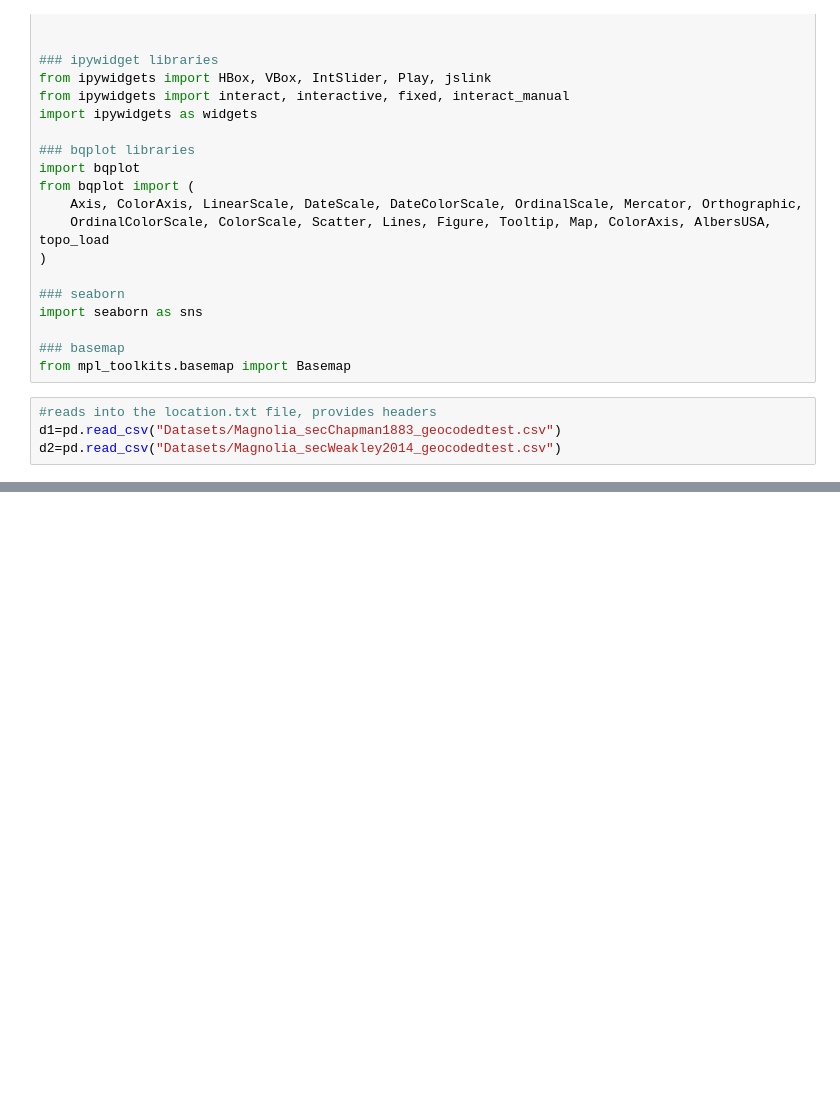
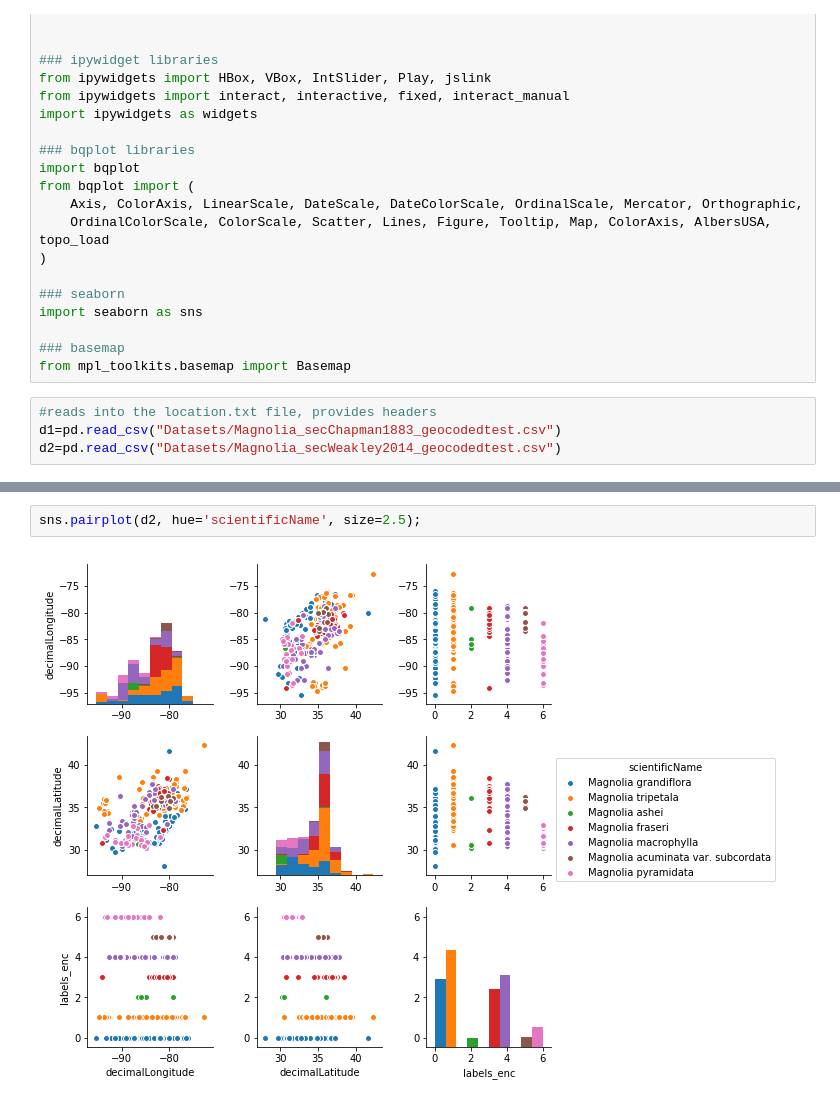
Before and after one commit to idaks/wt-biodiversity-summer-2018, a Jupyter notebook: Magnolia_distribution.ipynb, the cells around one changed output, grey strips where cells are left out. Drawn from its saved outputs; the diff is of its cells as text; blank space fills up the shorter version.

```diff
--- a/Magnolia_distribution.ipynb
+++ b/Magnolia_distribution.ipynb
@@ -133,0 +153,4 @@ title='Weakley2014')
+# %%
+sns.pairplot(d2, hue='scientificName', size=2.5);
+# %% [output]
+[figure, added]
```
Also changed, not shown: parts of 12 cells of this notebook.
